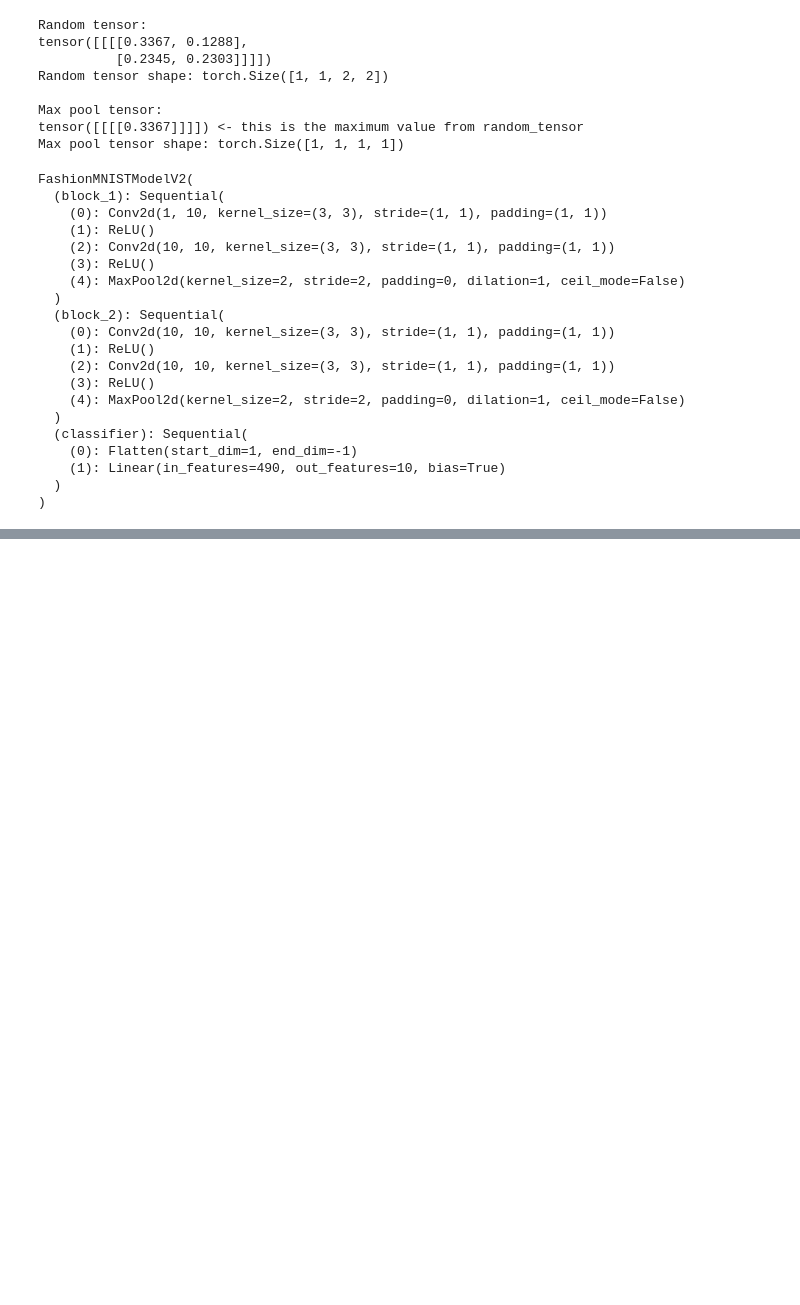
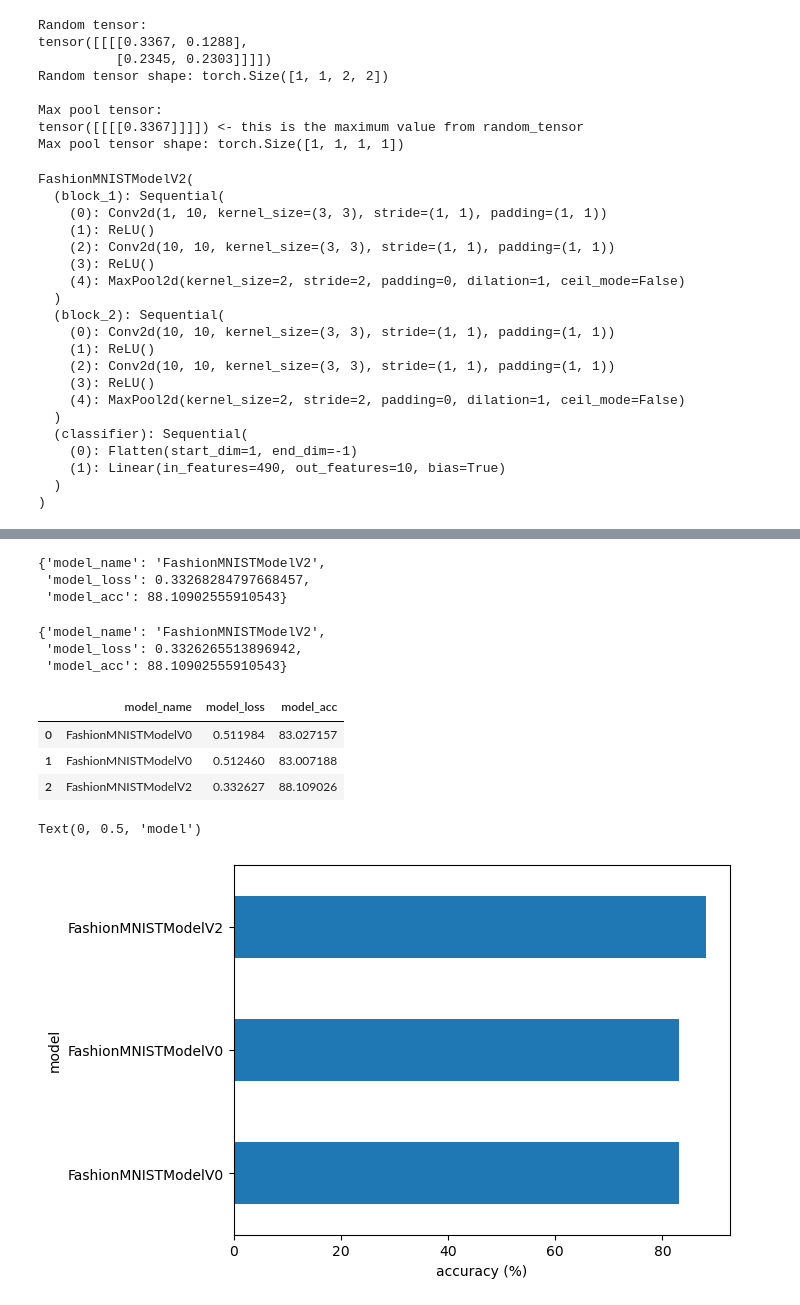
Before and after one commit to bennettandy/PyTorchWork, a Jupyter notebook: pytorch_computer_vision.ipynb, the cells around one changed output, grey strips where cells are left out. Saved outputs shown, nothing was run; the diff lists cells and outputs as text; code cells hidden in the pictures; blank space fills up the shorter version.

```diff
--- a/pytorch_computer_vision.ipynb
+++ b/pytorch_computer_vision.ipynb
@@ -742,7 +765,7 @@ from helper_functions import accuracy_fn
 
 loss_fn = nn.CrossEntropyLoss()
 optimizer = torch.optim.SGD(params=model_2.parameters(),
-                            lr=0.01)
+                            lr=0.1)
 # %%
 # Train Test Step
 torch.manual_seed(42)
@@ -751,7 +774,7 @@ torch.manual_seed(42)
 from timeit import default_timer as timer
 train_time_start_on_gpu = timer()
 
-epochs = 15
+epochs = 3
 for epoch in tqdm(range(epochs)):
     print(f"Epoch: {epoch}\n---------")
     train_step(data_loader=train_dataloader,
@@ -774,0 +815,41 @@ total_train_time_model_2 = print_train_time(start=train_time_start_on_gpu,
+# %%
+# Get model_2 results
+model_2_results = eval_model(
+    model=model_2,
+    data_loader=test_dataloader,
+    loss_fn=loss_fn,
+    accuracy_fn=accuracy_fn,
+    device=device
+)
+model_2_results
+# %% [output]
+{'model_name': 'FashionMNISTModelV2',
+ 'model_loss': 0.33268284797668457,
+ 'model_acc': 88.10902555910543}
+# %%
+# Calculate model 0 results on test dataset
+model_2_results = eval_model(model=model_2, data_loader=test_dataloader,
+    loss_fn=loss_fn, accuracy_fn=accuracy_fn
+)
+model_2_results
+# %% [output]
+{'model_name': 'FashionMNISTModelV2',
+ 'model_loss': 0.3326265513896942,
+ 'model_acc': 88.10902555910543}
+# %%
+# Data frame to compare results
+import pandas as pd
+compare_results = pd.DataFrame([model_0_results,model_1_results,model_2_results])
+compare_results
+# %% [output]
+|  | model_name | model_loss | model_acc |
+| 0 | FashionMNISTModelV0 | 0.511984 | 83.027157 |
+| 1 | FashionMNISTModelV0 | 0.512460 | 83.007188 |
+| 2 | FashionMNISTModelV2 | 0.332627 | 88.109026 |
+# %%
+compare_results.set_index("model_name")["model_acc"].plot(kind="barh")
+plt.xlabel("accuracy (%)")
+plt.ylabel("model")
+# %% [output]
+Text(0, 0.5, 'model')
+[figure, added]
```
Also changed, not shown: parts of 27 cells of this notebook.
